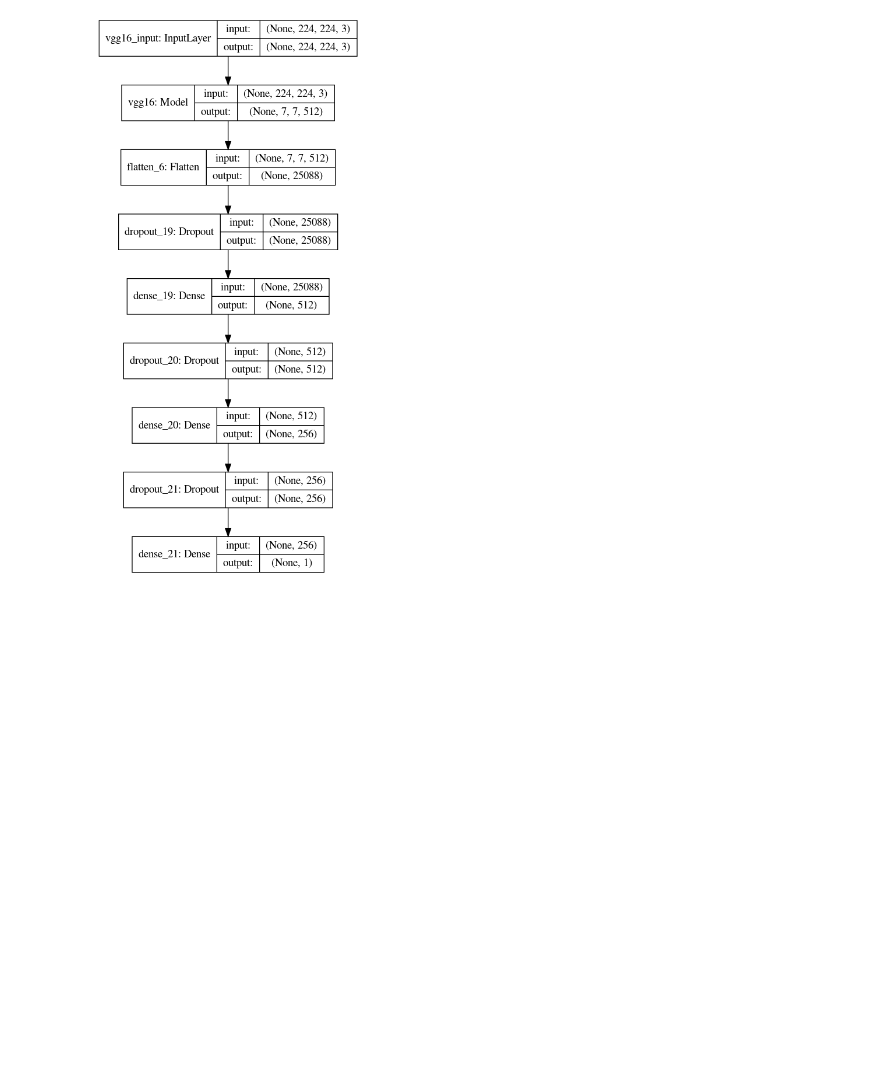
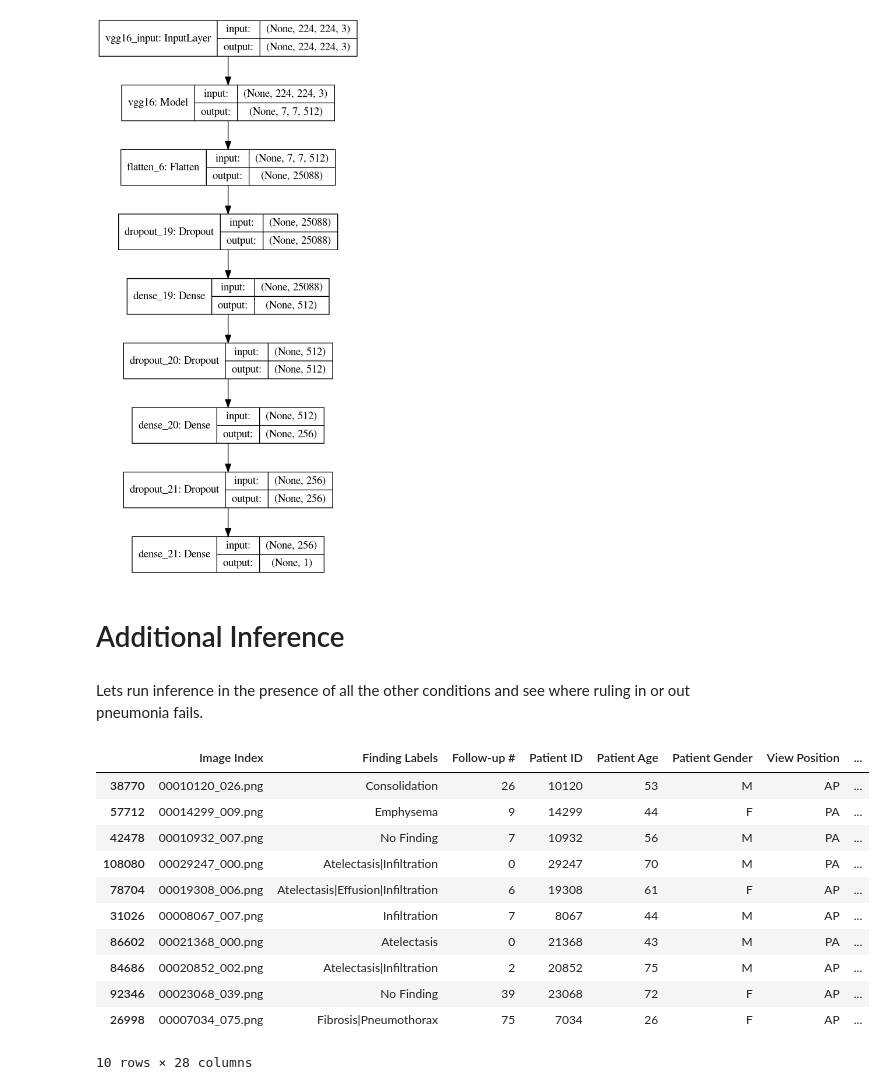
Before and after one commit to felixglush/Pneumonia-Detection, a Jupyter notebook: Inference.ipynb, the cells around one changed output. Saved outputs shown, nothing was run; the diff lists cells and outputs as text; code cells hidden in the pictures; blank space fills up the shorter version.

Commit message:
Inference with other diseases, FDA document

```diff
--- a/Inference.ipynb
+++ b/Inference.ipynb
@@ -109,3 +116,35 @@ Image rejected. Reason: position is XX.
 plot_model(my_model, to_file='model_plot.png', show_shapes=True, show_layer_names=True)
 # %% [output]
 [figure]
+# %% [markdown]
+# Additional Inference
+# %% [markdown]
+Lets run inference in the presence of all the other conditions and see where ruling in or out pneumonia fails.
+# %%
+## Below is some helper code to read all of your full image filepaths into a dataframe for easier manipulation
+## Load the NIH data to all_xray_df
+all_xray_df = pd.read_csv('../p1_data/Data_Entry_2017.csv')
+all_image_paths = {os.path.basename(x): x for x in
+                   glob(os.path.join('../p1_data','images*', '*', '*.png'))}
+
+all_xray_df['path'] = all_xray_df['Image Index'].map(all_image_paths.get)
+
+labels = all_xray_df['Finding Labels'].map(lambda x: x.split('|'))
+unique_labels = np.unique(list(chain(*labels)))
+
+for ul in unique_labels:
+    all_xray_df[ul] = all_xray_df['Finding Labels'].map(lambda findings: 1 if ul in findings else 0)
+all_xray_df.sample(10)
+# %% [output]
+|  | Image Index | Finding Labels | Follow-up # | Patient ID | Patient Age | Patient Gender | View Position | ... |
+| 38770 | 00010120_026.png | Consolidation | 26 | 10120 | 53 | M | AP | ... |
+| 57712 | 00014299_009.png | Emphysema | 9 | 14299 | 44 | F | PA | ... |
+| 42478 | 00010932_007.png | No Finding | 7 | 10932 | 56 | M | PA | ... |
+| 108080 | 00029247_000.png | Atelectasis|Infiltration | 0 | 29247 | 70 | M | PA | ... |
+| 78704 | 00019308_006.png | Atelectasis|Effusion|Infiltration | 6 | 19308 | 61 | F | AP | ... |
+| 31026 | 00008067_007.png | Infiltration | 7 | 8067 | 44 | M | AP | ... |
+| 86602 | 00021368_000.png | Atelectasis | 0 | 21368 | 43 | M | PA | ... |
+| 84686 | 00020852_002.png | Atelectasis|Infiltration | 2 | 20852 | 75 | M | AP | ... |
+| 92346 | 00023068_039.png | No Finding | 39 | 23068 | 72 | F | AP | ... |
+| 26998 | 00007034_075.png | Fibrosis|Pneumothorax | 75 | 7034 | 26 | F | AP | ... |
+10 rows × 28 columns
```
Also changed, not shown: parts of 4 cells of this notebook, 3 other files.
